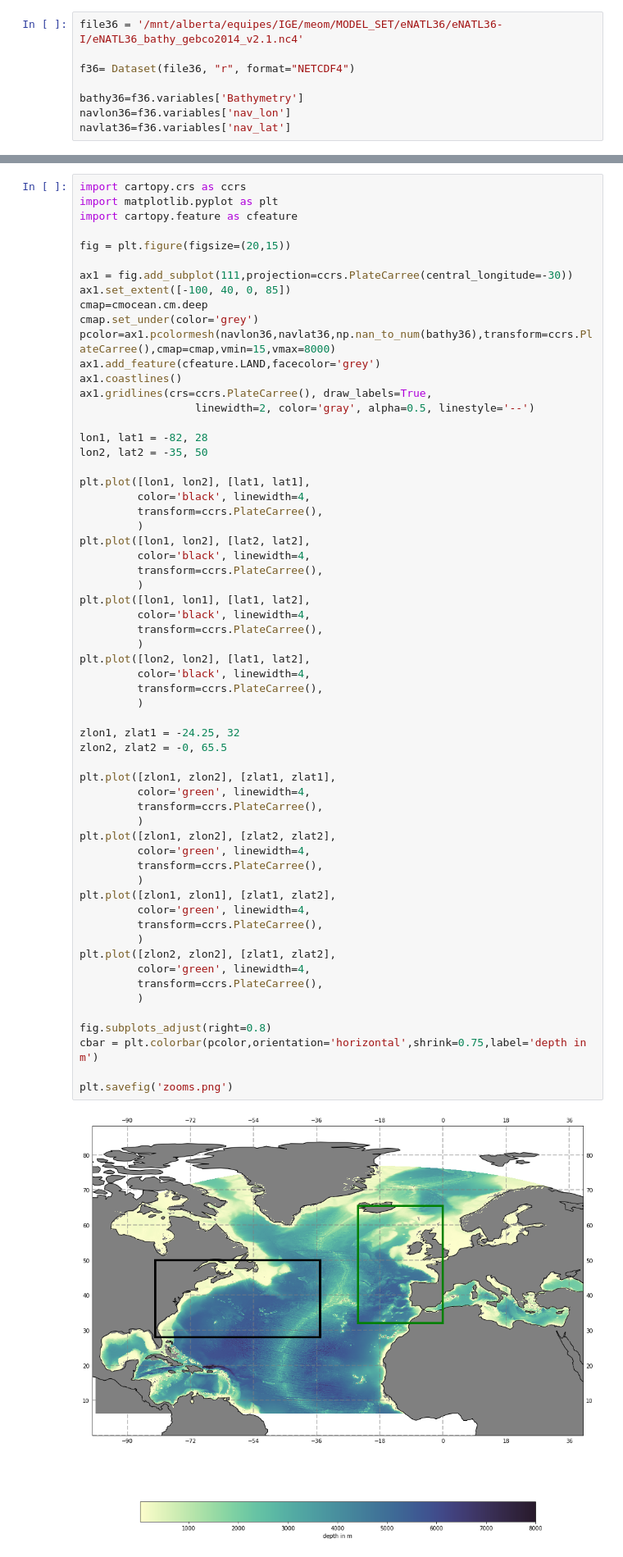
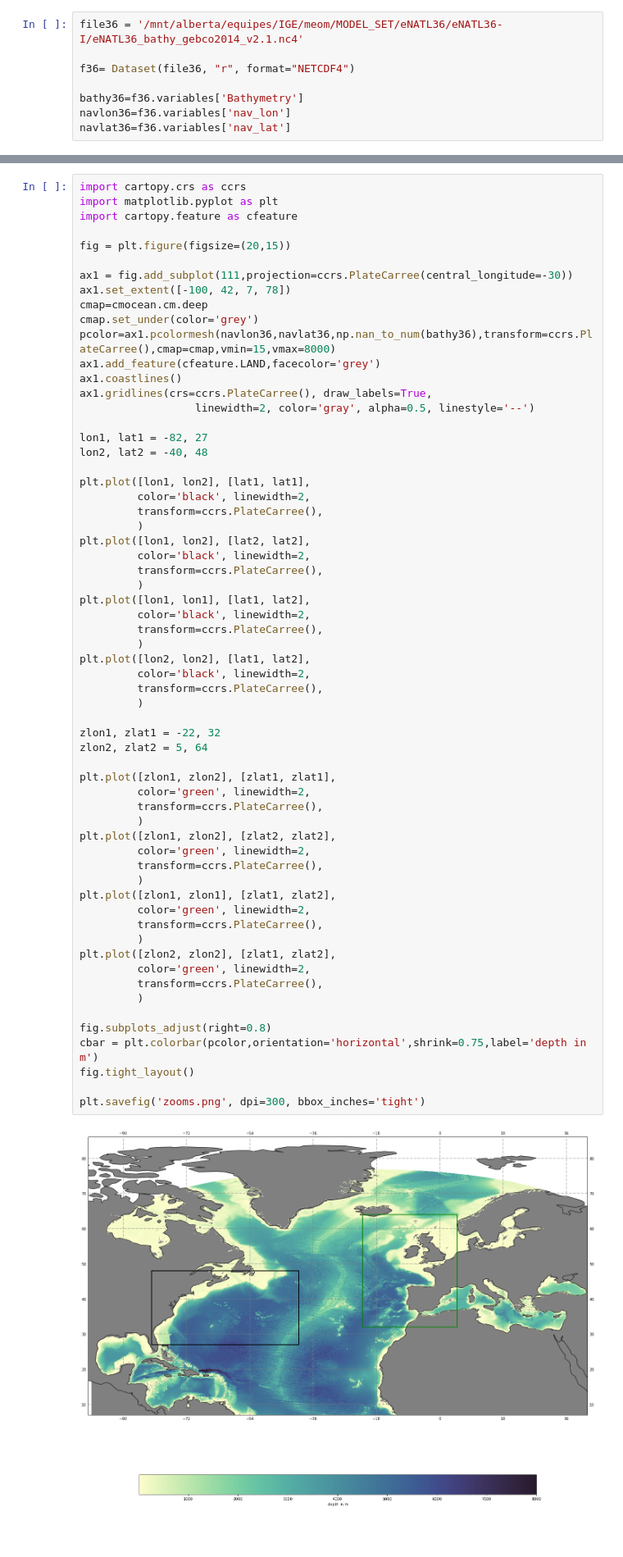
Before and after one commit to auraoupa/CMEMS-simus-regionales, a Jupyter notebook: prep/2019-06-21-AA-plots-bathy36.ipynb, the cells around one changed output, grey strips where cells are left out. Shown at 82% size. Drawn from its saved outputs; the diff is of its cells as text; blank space fills up the shorter version.

```diff
--- a/prep/2019-06-21-AA-plots-bathy36.ipynb
+++ b/prep/2019-06-21-AA-plots-bathy36.ipynb
@@ -55,7 +55,7 @@ import cartopy.feature as cfeature
 fig = plt.figure(figsize=(20,15))
 
 ax1 = fig.add_subplot(111,projection=ccrs.PlateCarree(central_longitude=-30))
-ax1.set_extent([-100, 40, 0, 85])
+ax1.set_extent([-100, 42, 7, 78])
 cmap=cmocean.cm.deep
 cmap.set_under(color='grey')
 pcolor=ax1.pcolormesh(navlon36,navlat36,np.nan_to_num(bathy36),transform=ccrs.PlateCarree(),cmap=cmap,vmin=15,vmax=8000)
@@ -64,52 +64,53 @@ ax1.coastlines()
 ax1.gridlines(crs=ccrs.PlateCarree(), draw_labels=True,
                   linewidth=2, color='gray', alpha=0.5, linestyle='--')
 
-lon1, lat1 = -82, 28
-lon2, lat2 = -35, 50
+lon1, lat1 = -82, 27
+lon2, lat2 = -40, 48
 
 plt.plot([lon1, lon2], [lat1, lat1],
-         color='black', linewidth=4,
+         color='black', linewidth=2,
          transform=ccrs.PlateCarree(),
          )
 plt.plot([lon1, lon2], [lat2, lat2],
-         color='black', linewidth=4,
+         color='black', linewidth=2,
          transform=ccrs.PlateCarree(),
          )
 plt.plot([lon1, lon1], [lat1, lat2],
-         color='black', linewidth=4,
+         color='black', linewidth=2,
          transform=ccrs.PlateCarree(),
          )
 plt.plot([lon2, lon2], [lat1, lat2],
-         color='black', linewidth=4,
+         color='black', linewidth=2,
          transform=ccrs.PlateCarree(),
          )
 
-zlon1, zlat1 = -24.25, 32
-zlon2, zlat2 = -0, 65.5
+zlon1, zlat1 = -22, 32
+zlon2, zlat2 = 5, 64
 
 plt.plot([zlon1, zlon2], [zlat1, zlat1],
-         color='green', linewidth=4,
+         color='green', linewidth=2,
          transform=ccrs.PlateCarree(),
          )
 plt.plot([zlon1, zlon2], [zlat2, zlat2],
-         color='green', linewidth=4,
+         color='green', linewidth=2,
          transform=ccrs.PlateCarree(),
          )
 plt.plot([zlon1, zlon1], [zlat1, zlat2],
-         color='green', linewidth=4,
+         color='green', linewidth=2,
          transform=ccrs.PlateCarree(),
          )
 plt.plot([zlon2, zlon2], [zlat1, zlat2],
-         color='green', linewidth=4,
+         color='green', linewidth=2,
          transform=ccrs.PlateCarree(),
          )
 
 fig.subplots_adjust(right=0.8)
 cbar = plt.colorbar(pcolor,orientation='horizontal',shrink=0.75,label='depth in m')
+fig.tight_layout()
 
-plt.savefig('zooms.png')
+plt.savefig('zooms.png', dpi=300, bbox_inches='tight')
 # %% [output]
-[figure, old version]
+[figure, new version]
 # %%
 import cartopy.crs as ccrs
 import matplotlib.pyplot as plt
```
Also changed, not shown: parts of 1 cell of this notebook, 1 other file.
